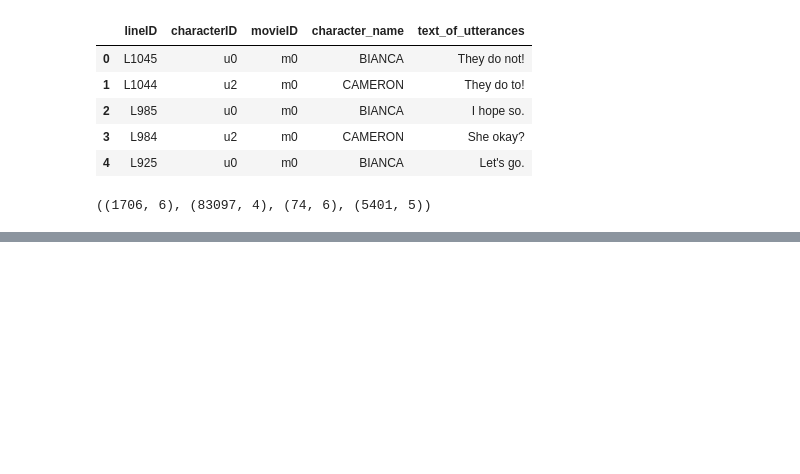
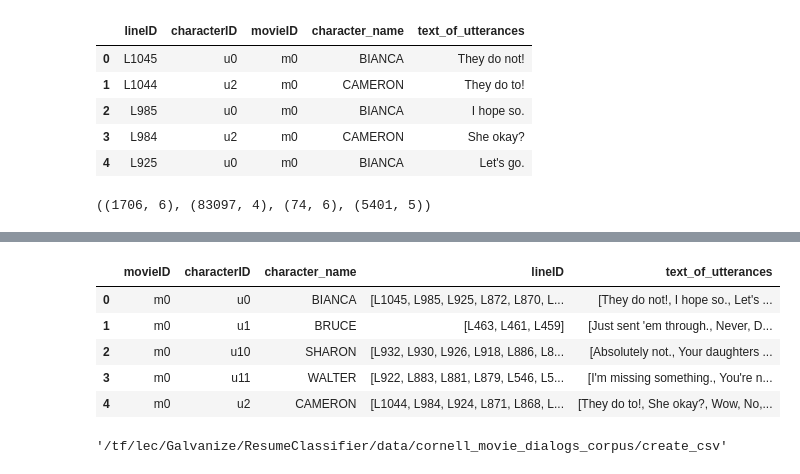
Before and after one commit to LuWang-zishuijing/ResumeClassifier, a Jupyter notebook: Movie_Quotes_Corpus_EDA.ipynb, the cells around one changed output, grey strips where cells are left out. Saved outputs shown, nothing was run; the diff lists cells and outputs as text; code cells hidden in the pictures; blank space fills up the shorter version.

Commit message:
corpus EDA

```diff
--- a/Movie_Quotes_Corpus_EDA.ipynb
+++ b/Movie_Quotes_Corpus_EDA.ipynb
@@ -125,0 +148,3 @@ characters_metadata_df.shape, conversations_df.shape, titles_metadata_df.shape,
+# %%
+temp_lines_df_text = lines_df.groupby(['movieID', 'characterID','character_name'])['text_of_utterances'].apply(list)
+temp_lines_df_lineid = lines_df.groupby(['movieID', 'characterID','character_name'])['lineID'].apply(list)
@@ -125,0 +155,3 @@ characters_metadata_df.shape, conversations_df.shape, titles_metadata_df.shape,
+# %%
+temp_lines_df_text_0 = temp_lines_df_text.reset_index()
+temp_lines_df_lineid_0 = temp_lines_df_lineid.reset_index()
@@ -125,0 +200,10 @@ characters_metadata_df.shape, conversations_df.shape, titles_metadata_df.shape,
+# %%
+lines_groupby_df = pd.merge(temp_lines_df_lineid_0, temp_lines_df_text_0['text_of_utterances'], left_index=True, right_index=True, how='outer')
+lines_groupby_df.head()
+# %% [output]
+|  | movieID | characterID | character_name | lineID | text_of_utterances |
+| 0 | m0 | u0 | BIANCA | [L1045, L985, L925, L872, L870, L... | [They do not!, I hope so., Let's ... |
+| 1 | m0 | u1 | BRUCE | [L463, L461, L459] | [Just sent 'em through., Never, D... |
+| 2 | m0 | u10 | SHARON | [L932, L930, L926, L918, L886, L8... | [Absolutely not., Your daughters ... |
+| 3 | m0 | u11 | WALTER | [L922, L883, L881, L879, L546, L5... | [I'm missing something., You're n... |
+| 4 | m0 | u2 | CAMERON | [L1044, L984, L924, L871, L868, L... | [They do to!, She okay?, Wow, No,... |
@@ -125,0 +212,4 @@ characters_metadata_df.shape, conversations_df.shape, titles_metadata_df.shape,
+# %%
+pwd
+# %% [output]
+'/tf/lec/Galvanize/ResumeClassifier/data/cornell_movie_dialogs_corpus/create_csv'
```
Also changed, not shown: parts of 12 cells of this notebook.
